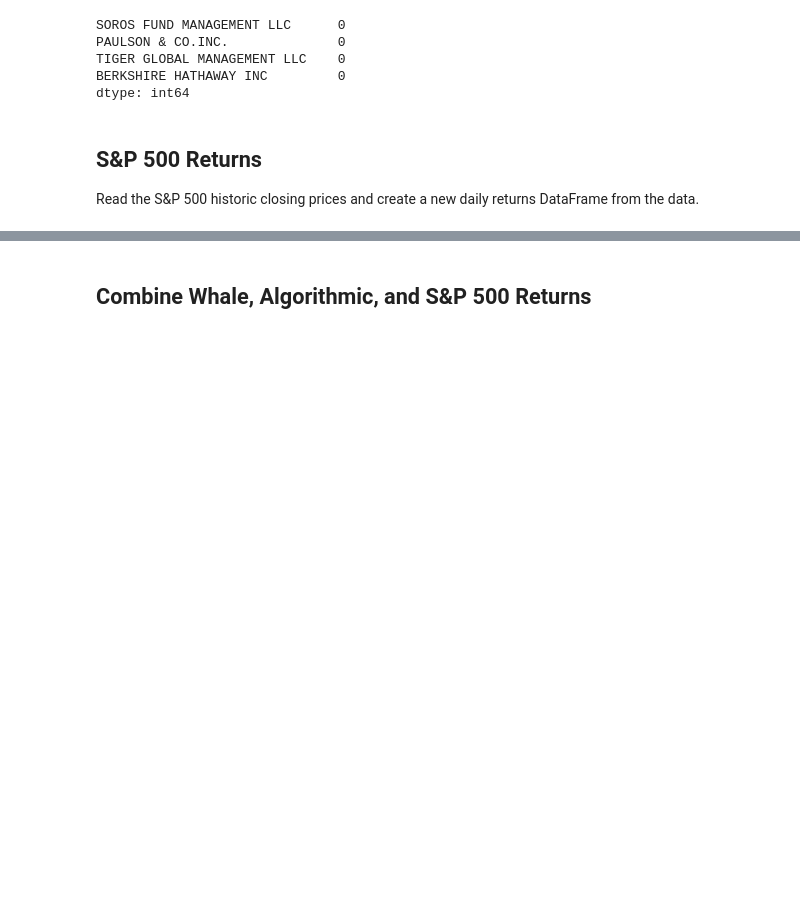
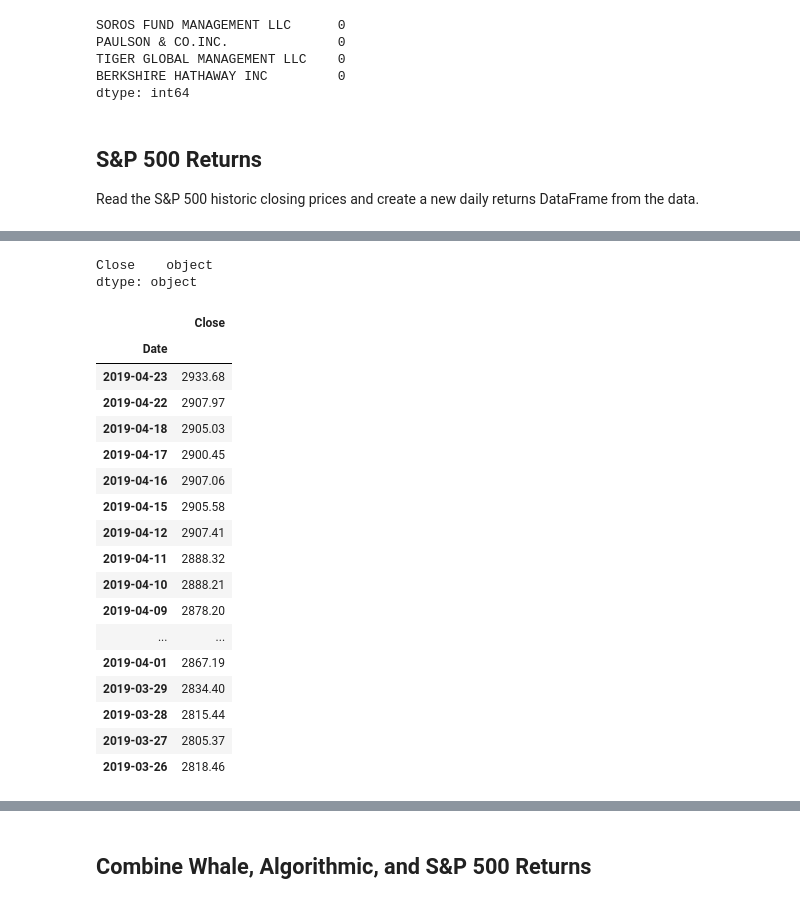
Before and after one commit to matthouk/UWFT-PandasHW, a Jupyter notebook: Starter_Code/whale_analysis-Copy1.ipynb, the cells around one changed output, grey strips where cells are left out. Drawn from its saved outputs; the diff is of its cells as text; code cells hidden in the pictures; blank space fills up the shorter version.

```diff
--- a/Starter_Code/whale_analysis.ipynb
+++ b/Starter_Code/whale_analysis-Copy1.ipynb
@@ -117,2 +132,6 @@ Read the S&P 500 historic closing prices and create a new daily returns DataFram
 # %%
 # Check Data Types
+sp500.dtypes
+# %% [output]
+Close    object
+dtype: object
@@ -121,2 +138,27 @@ Read the S&P 500 historic closing prices and create a new daily returns DataFram
+# %%
+# Fix Data Types
+
+sp500['Close'] = sp500.replace('\$','', regex=True)
+sp500['Close'] = sp500.astype(float)
+sp500.head(20)
+# %% [output]
+|  | Close |
+| Date |  |
+| 2019-04-23 | 2933.68 |
+| 2019-04-22 | 2907.97 |
+| 2019-04-18 | 2905.03 |
+| 2019-04-17 | 2900.45 |
+| 2019-04-16 | 2907.06 |
+| 2019-04-15 | 2905.58 |
+| 2019-04-12 | 2907.41 |
+| 2019-04-11 | 2888.32 |
+| 2019-04-10 | 2888.21 |
+| 2019-04-09 | 2878.20 |
+| ... | ... |
+| 2019-04-01 | 2867.19 |
+| 2019-03-29 | 2834.40 |
+| 2019-03-28 | 2815.44 |
+| 2019-03-27 | 2805.37 |
+| 2019-03-26 | 2818.46 |
 # %%
 # Calculate Daily Returns
```
Also changed, not shown: parts of 11 cells of this notebook, 4 other files.
